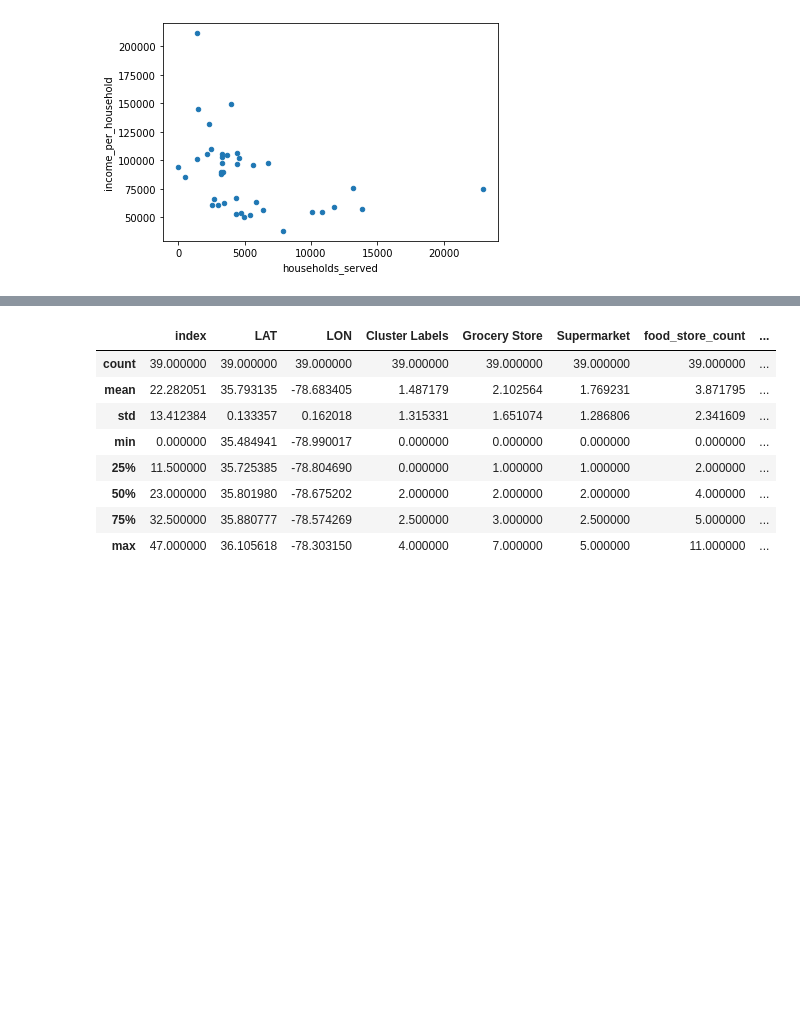
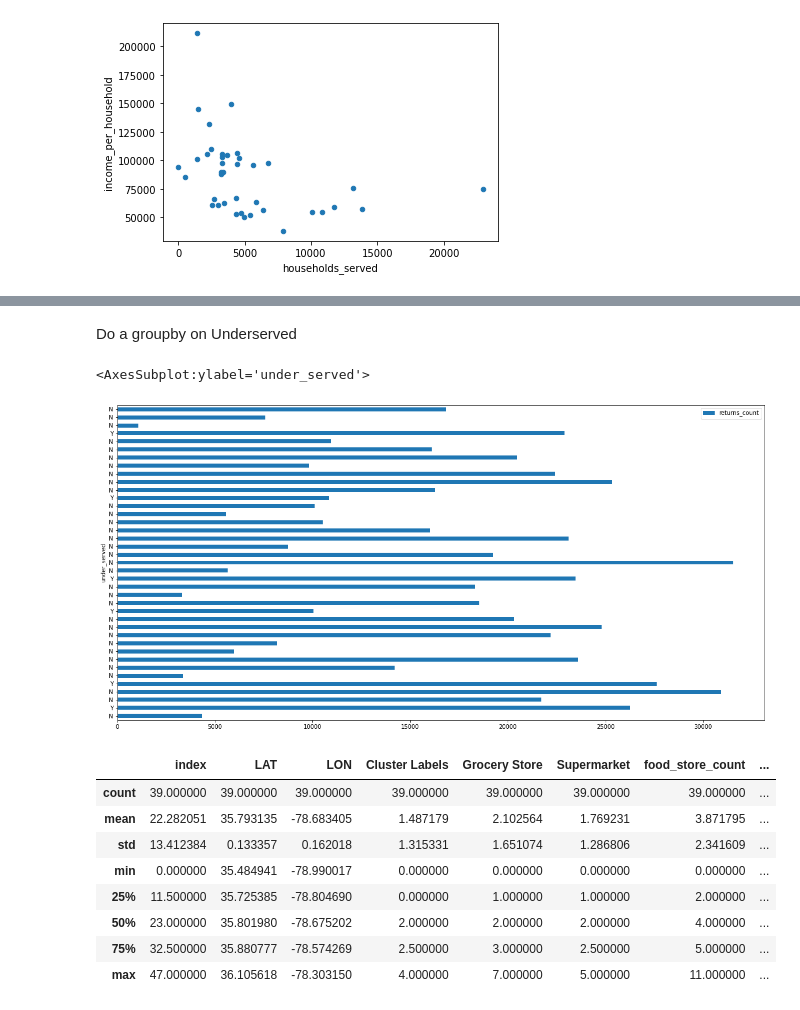
Before and after one commit to powerslyde/Coursera_Week3, a Jupyter notebook: Battle of Neighborhoods Capstone - Week 2 Data.ipynb, the cells around one changed output, grey strips where cells are left out. Cells and saved outputs as stored; diff of their text form; code cells hidden in the pictures; blank space fills up the shorter version.

```diff
--- a/Battle of Neighborhoods Capstone - Week 2 Data.ipynb
+++ b/Battle of Neighborhoods Capstone - Week 2 Data.ipynb
@@ -533,3 +574,13 @@ wake_merged.plot.scatter(x = 'households_served', y = 'income_per_household')
+# %%
+wake_merged['under_served'] = 'N'
+wake_merged.loc[wake_merged['households_served'] >= 10000, 'under_served'] = 'Y'
+# %% [markdown]
+Do a groupby on Underserved
+# %%
+wake_merged.plot.barh(x = 'under_served', y = 'returns_count')
+# %% [output]
+<AxesSubplot:ylabel='under_served'>
+[figure, added]
 # %%
 wake_merged.describe()
 # %% [output]
```
Also changed, not shown: parts of 15 cells of this notebook.
